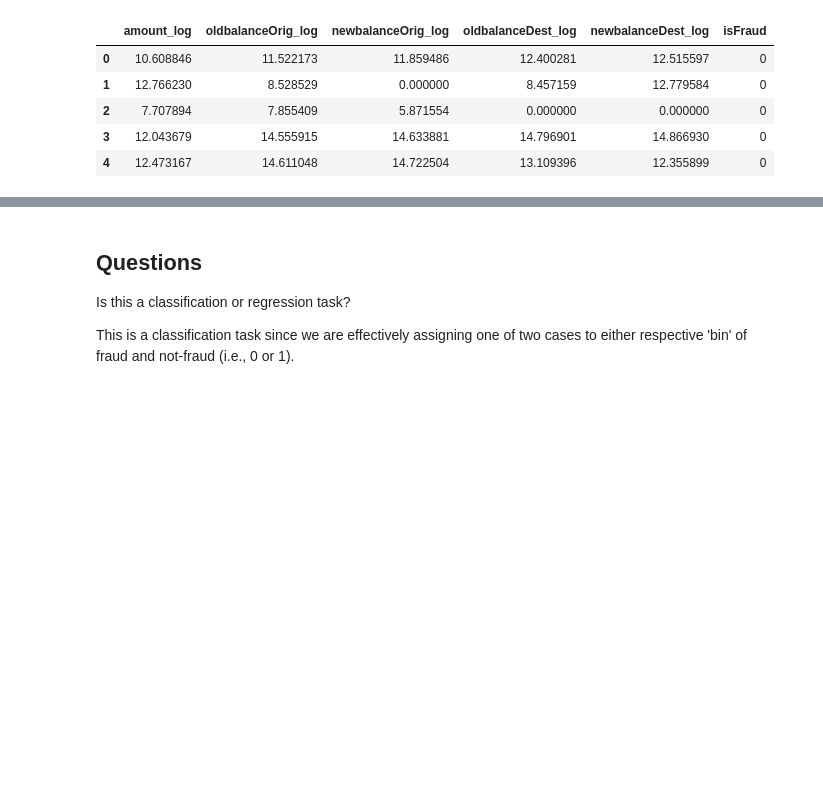
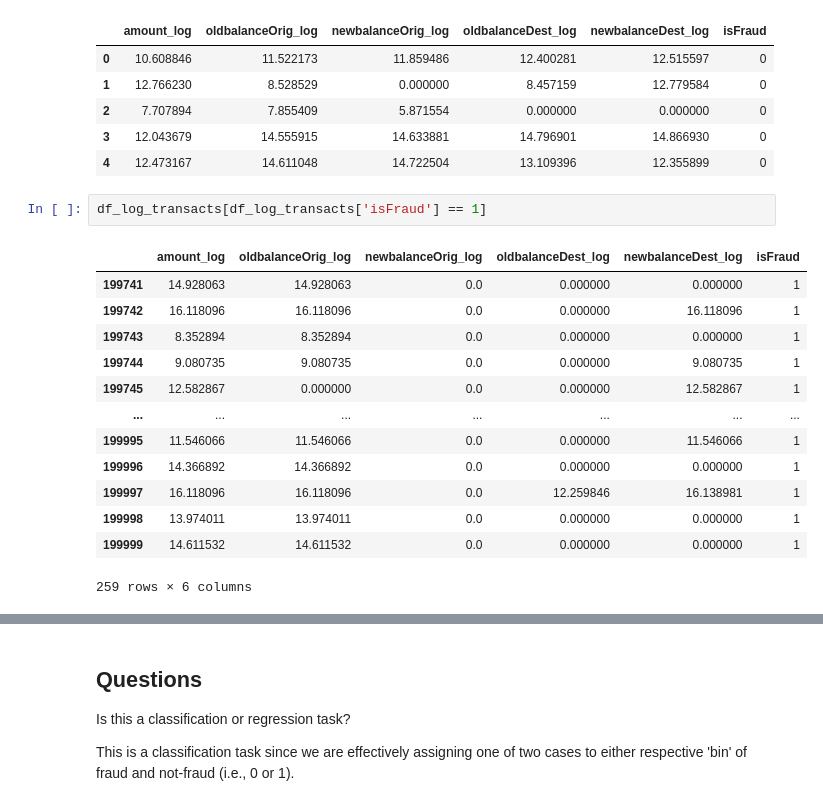
Before and after one commit to DataEden/The-Knowledge-House-2025, a Jupyter notebook: T-Labs/ML-Fraud-Detection/notebooks/model_train.ipynb, the cells around one changed output, grey strips where cells are left out. Saved outputs shown, nothing was run; the diff lists cells and outputs as text; blank space fills up the shorter version.

```diff
--- a/T-Labs/ML-Fraud-Detection/notebooks/model_train.ipynb
+++ b/T-Labs/ML-Fraud-Detection/notebooks/model_train.ipynb
@@ -86,3 +86,19 @@ df_log_transacts.head()
 | 2 | 7.707894 | 7.855409 | 5.871554 | 0.000000 | 0.000000 | 0 |
 | 3 | 12.043679 | 14.555915 | 14.633881 | 14.796901 | 14.866930 | 0 |
 | 4 | 12.473167 | 14.611048 | 14.722504 | 13.109396 | 12.355899 | 0 |
+# %%
+df_log_transacts[df_log_transacts['isFraud'] == 1]
+# %% [output]
+|  | amount_log | oldbalanceOrig_log | newbalanceOrig_log | oldbalanceDest_log | newbalanceDest_log | isFraud |
+| 199741 | 14.928063 | 14.928063 | 0.0 | 0.000000 | 0.000000 | 1 |
+| 199742 | 16.118096 | 16.118096 | 0.0 | 0.000000 | 16.118096 | 1 |
+| 199743 | 8.352894 | 8.352894 | 0.0 | 0.000000 | 0.000000 | 1 |
+| 199744 | 9.080735 | 9.080735 | 0.0 | 0.000000 | 9.080735 | 1 |
+| 199745 | 12.582867 | 0.000000 | 0.0 | 0.000000 | 12.582867 | 1 |
+| ... | ... | ... | ... | ... | ... | ... |
+| 199995 | 11.546066 | 11.546066 | 0.0 | 0.000000 | 11.546066 | 1 |
+| 199996 | 14.366892 | 14.366892 | 0.0 | 0.000000 | 0.000000 | 1 |
+| 199997 | 16.118096 | 16.118096 | 0.0 | 12.259846 | 16.138981 | 1 |
+| 199998 | 13.974011 | 13.974011 | 0.0 | 0.000000 | 0.000000 | 1 |
+| 199999 | 14.611532 | 14.611532 | 0.0 | 0.000000 | 0.000000 | 1 |
+259 rows × 6 columns
```
Also changed, not shown: parts of 3 cells of this notebook.
